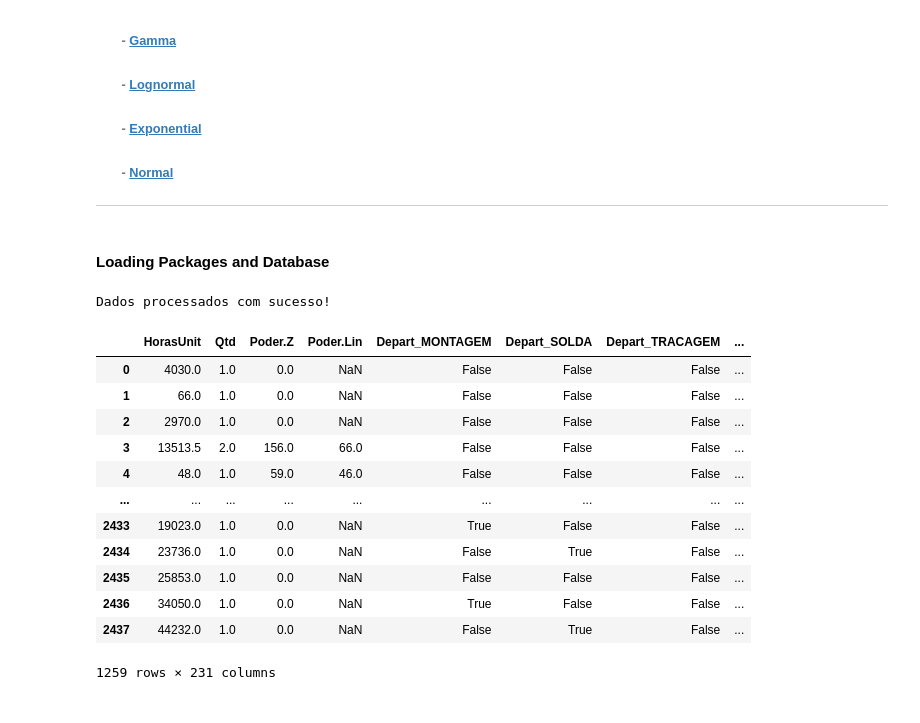
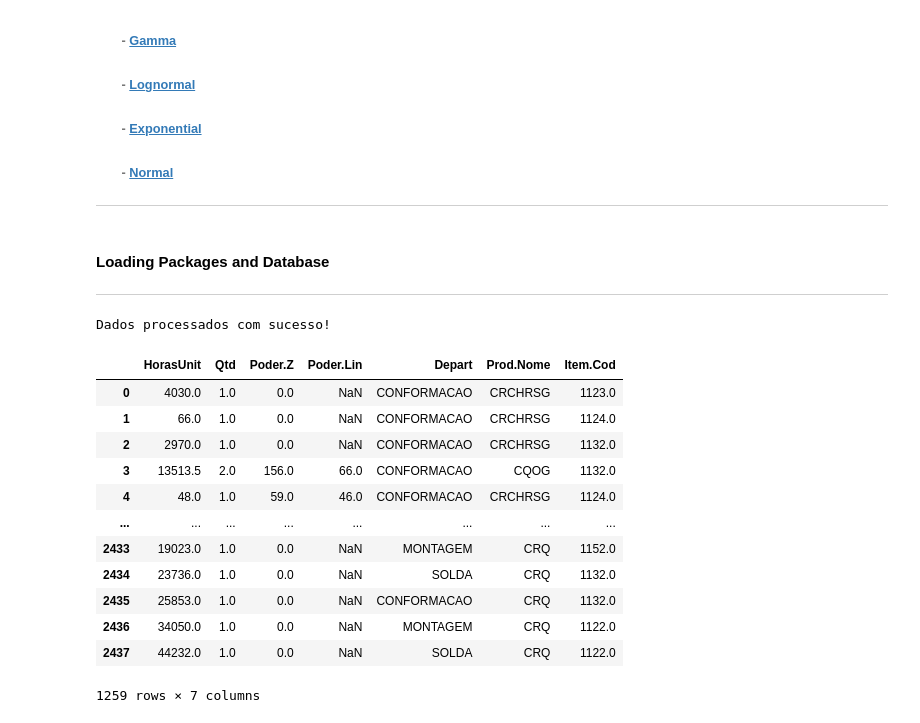
Before and after one commit to pedroap7/Case-Caldeiras, a Jupyter notebook: Jupyter/Python/04-Distribution_Estimation_py.ipynb, the cells around one changed output. Drawn from its saved outputs; the diff is of its cells as text; code cells hidden in the pictures.

```diff
--- a/Jupyter/Python/04-Distribution_Estimation_py.ipynb
+++ b/Jupyter/Python/04-Distribution_Estimation_py.ipynb
@@ -14,4 +14,5 @@
 ---
 # %% [markdown]
 #### Loading Packages and Database
+----
 # %%
@@ -31,36 +34,38 @@ from pathlib import Path
 # %%
 # Adicionar o diretório 'modules_py' ao sys.path
 modules_path = Path("modules_py").resolve()
 sys.path.append(str(modules_path))
 
-# Importar os módulos
-import bib
-from data_cleaning import DataCleaning
+from data_cleaning import DataCleaning_MyData, DataCleaning_GroupData, DataCleaning_OffCod, DataCleaning_frequents, DataCleaning_dummies
+from estimaDistribuicao import estima_distribuicao
 
-# Carregar os dados e realizar limpeza
 try:
     # Executar a função principal de limpeza de dados
-    dummies_frequentes = DataCleaning()
+    my_data = DataCleaning_MyData()
+    clean_media = DataCleaning_GroupData()
+    OffCod_Agru = DataCleaning_OffCod()
+    mais_frequentes = DataCleaning_frequents()
+    dummies = DataCleaning_dummies()
+
     print("Dados processados com sucesso!")
+    display(mais_frequentes)
 
-    # Exibir os primeiros registros do resultado
-    display(dummies_frequentes)
 
 # Mostrar o erro caso não execute
 except Exception as e:
     print(f"Ocorreu um erro: {e}")
 # %% [output]
 Dados processados com sucesso!
-|  | HorasUnit | Qtd | Poder.Z | Poder.Lin | Depart_MONTAGEM | Depart_SOLDA | Depart_TRACAGEM | ... |
-| 0 | 4030.0 | 1.0 | 0.0 | NaN | False | False | False | ... |
-| 1 | 66.0 | 1.0 | 0.0 | NaN | False | False | False | ... |
-| 2 | 2970.0 | 1.0 | 0.0 | NaN | False | False | False | ... |
-| 3 | 13513.5 | 2.0 | 156.0 | 66.0 | False | False | False | ... |
-| 4 | 48.0 | 1.0 | 59.0 | 46.0 | False | False | False | ... |
-| ... | ... | ... | ... | ... | ... | ... | ... | ... |
-| 2433 | 19023.0 | 1.0 | 0.0 | NaN | True | False | False | ... |
-| 2434 | 23736.0 | 1.0 | 0.0 | NaN | False | True | False | ... |
-| 2435 | 25853.0 | 1.0 | 0.0 | NaN | False | False | False | ... |
-| 2436 | 34050.0 | 1.0 | 0.0 | NaN | True | False | False | ... |
-| 2437 | 44232.0 | 1.0 | 0.0 | NaN | False | True | False | ... |
+|  | HorasUnit | Qtd | Poder.Z | Poder.Lin | Depart | Prod.Nome | Item.Cod |
+| 0 | 4030.0 | 1.0 | 0.0 | NaN | CONFORMACAO | CRCHRSG | 1123.0 |
+| 1 | 66.0 | 1.0 | 0.0 | NaN | CONFORMACAO | CRCHRSG | 1124.0 |
+| 2 | 2970.0 | 1.0 | 0.0 | NaN | CONFORMACAO | CRCHRSG | 1132.0 |
+| 3 | 13513.5 | 2.0 | 156.0 | 66.0 | CONFORMACAO | CQOG | 1132.0 |
+| 4 | 48.0 | 1.0 | 59.0 | 46.0 | CONFORMACAO | CRCHRSG | 1124.0 |
+| ... | ... | ... | ... | ... | ... | ... | ... |
+| 2433 | 19023.0 | 1.0 | 0.0 | NaN | MONTAGEM | CRQ | 1152.0 |
+| 2434 | 23736.0 | 1.0 | 0.0 | NaN | SOLDA | CRQ | 1132.0 |
+| 2435 | 25853.0 | 1.0 | 0.0 | NaN | CONFORMACAO | CRQ | 1132.0 |
+| 2436 | 34050.0 | 1.0 | 0.0 | NaN | MONTAGEM | CRQ | 1122.0 |
+| 2437 | 44232.0 | 1.0 | 0.0 | NaN | SOLDA | CRQ | 1122.0 |
-1259 rows × 231 columns
+1259 rows × 7 columns
```
Also changed, not shown: parts of 6 cells of this notebook, 6 other files.
